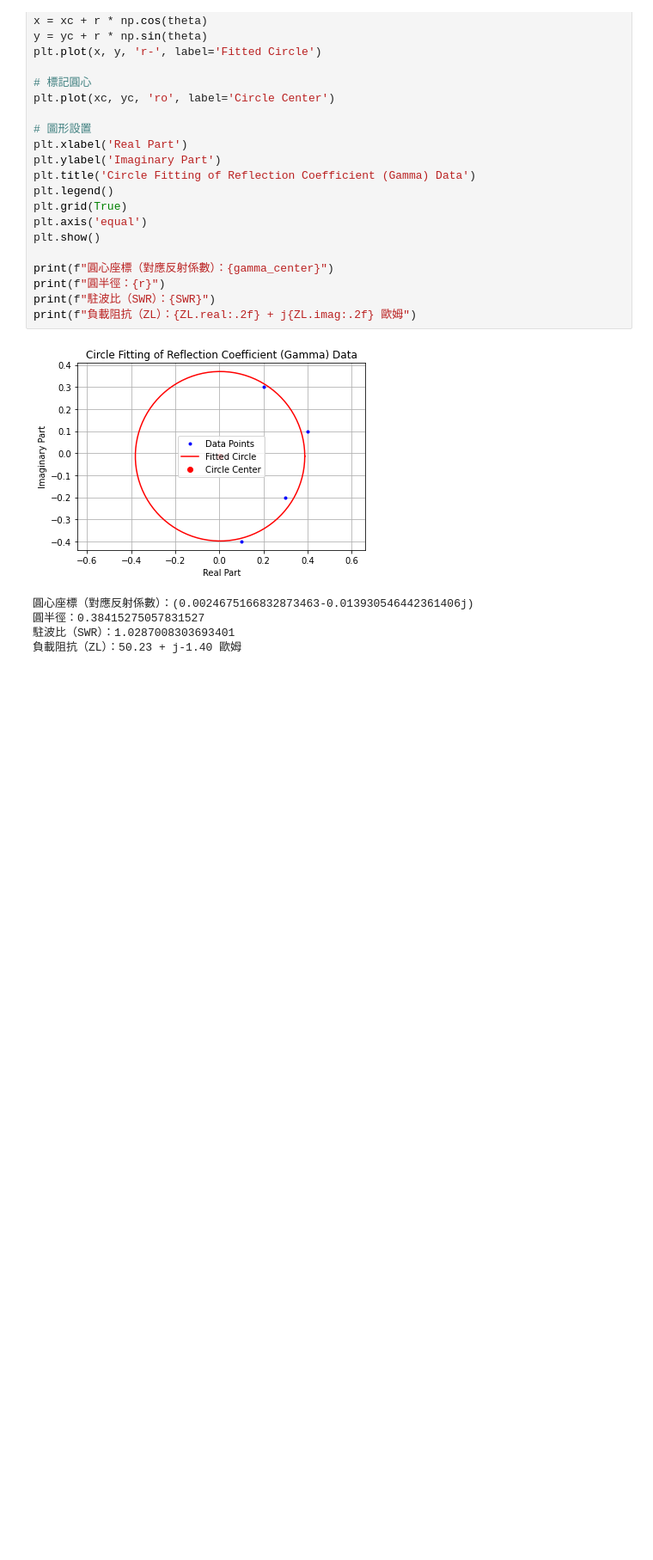
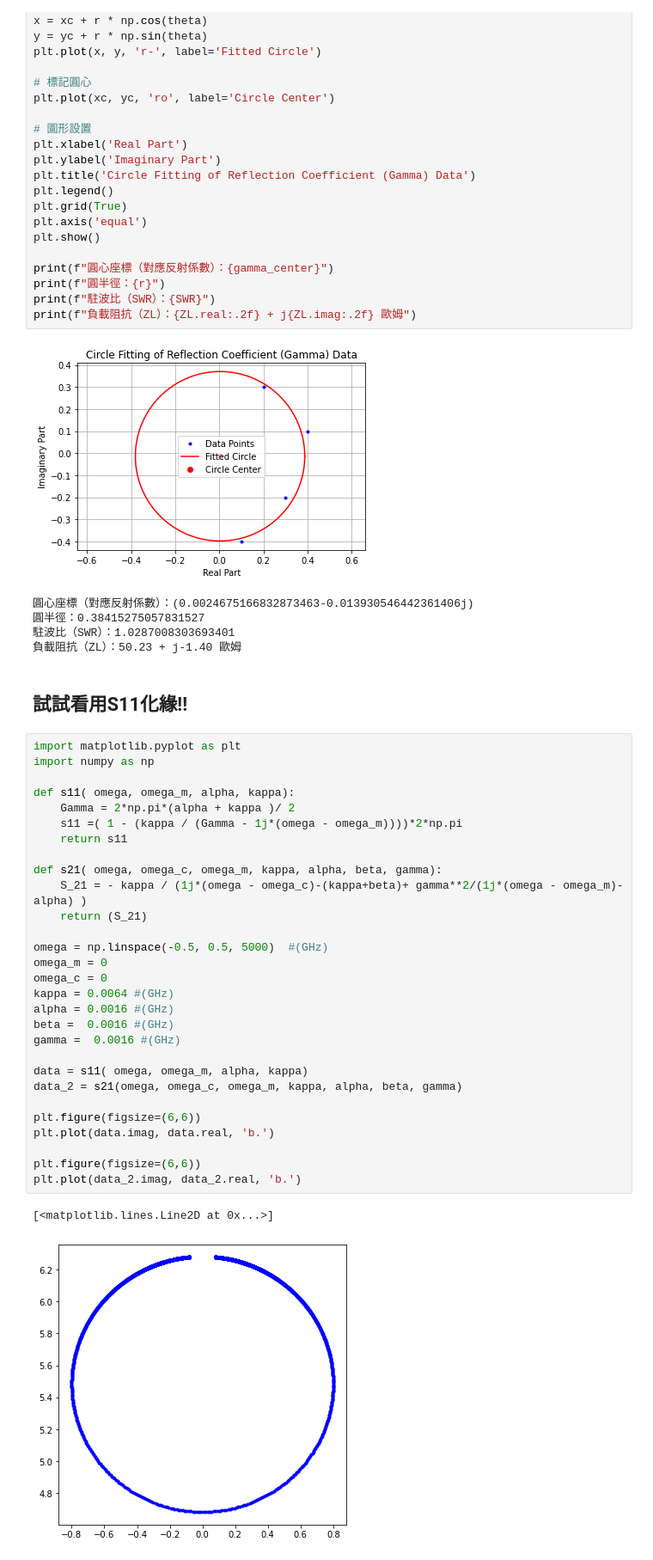
Before and after one commit to Nick1467/Mirror, a Jupyter notebook: circleUfit.ipynb, the cells around one changed output. Shown: that part at 86% size. Drawn from its saved outputs; the diff is of its cells as text; blank space fills up the shorter version.

```diff
--- a/circleUfit.ipynb
+++ b/circleUfit.ipynb
@@ -99,3 +99,37 @@ print(f"負載阻抗（ZL）：{ZL.real:.2f} + j{ZL.imag:.2f} 歐姆")
 圓半徑：0.38415275057831527
 駐波比（SWR）：1.0287008303693401
 負載阻抗（ZL）：50.23 + j-1.40 歐姆
+# %% [markdown]
+## 試試看用S11化緣!!
+# %%
+import matplotlib.pyplot as plt
+import numpy as np
+
+def s11( omega, omega_m, alpha, kappa):
+    Gamma = 2*np.pi*(alpha + kappa )/ 2
+    s11 =( 1 - (kappa / (Gamma - 1j*(omega - omega_m))))*2*np.pi
+    return s11
+
+def s21( omega, omega_c, omega_m, kappa, alpha, beta, gamma):
+    S_21 = - kappa / (1j*(omega - omega_c)-(kappa+beta)+ gamma**2/(1j*(omega - omega_m)-alpha) )
+    return (S_21)
+
+omega = np.linspace(-0.5, 0.5, 5000)  #(GHz)
+omega_m = 0
+omega_c = 0
+kappa = 0.0064 #(GHz)
+alpha = 0.0016 #(GHz)
+beta =  0.0016 #(GHz)
+gamma =  0.0016 #(GHz)
+
+data = s11( omega, omega_m, alpha, kappa)
+data_2 = s21(omega, omega_c, omega_m, kappa, alpha, beta, gamma)
+
+plt.figure(figsize=(6,6))
+plt.plot(data.imag, data.real, 'b.')
+
+plt.figure(figsize=(6,6))
+plt.plot(data_2.imag, data_2.real, 'b.')
+# %% [output]
+[<matplotlib.lines.Line2D at 0x...>]
+[figure, added]
```
Also changed, not shown: parts of 1 cell of this notebook.
